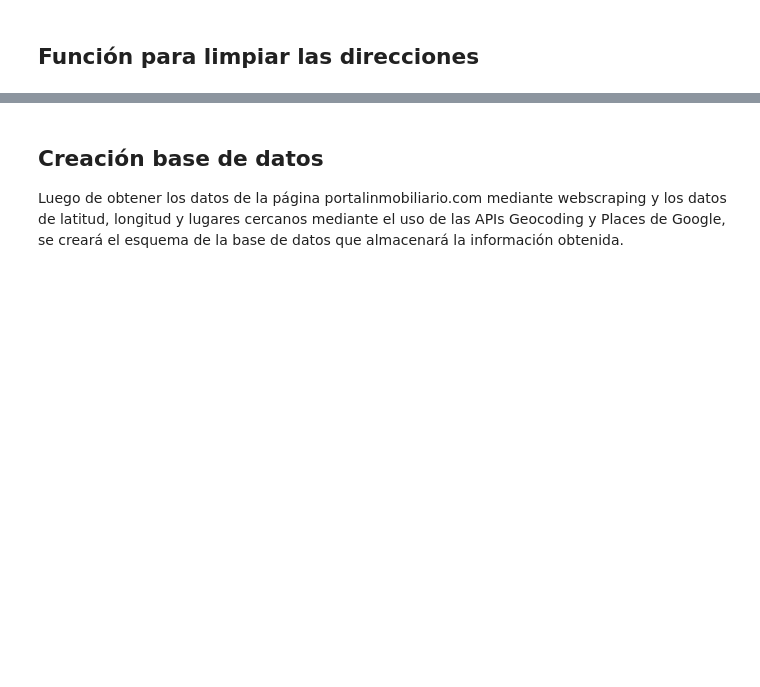
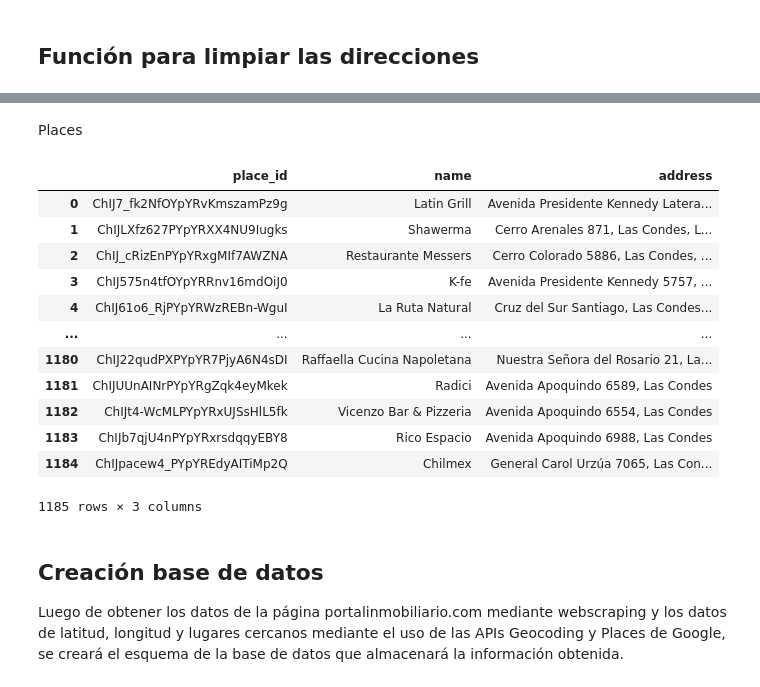
Before and after one commit to Kurt-Casteg/Proyecto_Almacenamiento, a Jupyter notebook: Trabajo_Final_ACD.ipynb, the cells around one changed output, grey strips where cells are left out. Cells and saved outputs as stored; diff of their text form; code cells hidden in the pictures; blank space fills up the shorter version.

```diff
--- a/Trabajo_Final_ACD.ipynb
+++ b/Trabajo_Final_ACD.ipynb
@@ -367,0 +424,57 @@ df['direccion_ajustada'] = df['direccion'].apply(process_address)
+# %% [markdown]
+Places
+# %%
+# Inicializa el cliente de Google Maps
+gmaps = googlemaps.Client(key=api_key)
+
+# Función para obtener lugares cercanos
+def get_nearby_places(location, radius, types):
+    try:
+        # Llama a la API de Places Nearby Search
+        places_result = gmaps.places_nearby(location=location, radius=radius, type=types)
+
+        # Verifica si hay resultados
+        if 'results' in places_result:
+            return places_result['results']
+        else:
+            print(f"No se encontraron resultados para la ubicación {location}, tipo: {types}")
+            return []
+    except Exception as e:
+        print(f"Error obteniendo lugares cercanos para {location}, tipo: {types}: {e}")
+        return []
+
+# Procesar datos de un DataFrame
+nearby_places_data = []
+
+for index, row in df.iterrows():
+    if row.get('latitude') and row.get('longitude'):
+        # Construye la coordenada de la ubicación
+        location = f"{row['latitude']},{row['longitude']}"
+        # Busca lugares cercanos (restaurantes y supermercados)
+        nearby_places = get_nearby_places(location, radio_busqueda, 'restaurant|supermarket')
+
+        # Procesa y guarda los resultados
+        for place in nearby_places:
+            nearby_places_data.append({
+                'place_id': place.get('place_id'),
+                'name': place.get('name'),
+                'address': place.get('vicinity')
+            })
+
+# Crear DataFrame para nearby_places_data
+nearby_places_df = pd.DataFrame(nearby_places_data)
+nearby_places_df
+# %% [output]
+|  | place_id | name | address |
+| 0 | ChIJ7_fk2NfOYpYRvKmszamPz9g | Latin Grill | Avenida Presidente Kennedy Latera... |
+| 1 | ChIJLXfz627PYpYRXX4NU9Iugks | Shawerma | Cerro Arenales 871, Las Condes, L... |
+| 2 | ChIJ_cRizEnPYpYRxgMIf7AWZNA | Restaurante Messers | Cerro Colorado 5886, Las Condes, ... |
+| 3 | ChIJ575n4tfOYpYRRnv16mdOiJ0 | K-fe | Avenida Presidente Kennedy 5757, ... |
+| 4 | ChIJ61o6_RjPYpYRWzREBn-WguI | La Ruta Natural | Cruz del Sur Santiago, Las Condes... |
+| ... | ... | ... | ... |
+| 1180 | ChIJ22qudPXPYpYR7PjyA6N4sDI | Raffaella Cucina Napoletana | Nuestra Señora del Rosario 21, La... |
+| 1181 | ChIJUUnAINrPYpYRgZqk4eyMkek | Radici | Avenida Apoquindo 6589, Las Condes |
+| 1182 | ChIJt4-WcMLPYpYRxUJSsHlL5fk | Vicenzo Bar & Pizzeria | Avenida Apoquindo 6554, Las Condes |
+| 1183 | ChIJb7qjU4nPYpYRxrsdqqyEBY8 | Rico Espacio | Avenida Apoquindo 6988, Las Condes |
+| 1184 | ChIJpacew4_PYpYREdyAITiMp2Q | Chilmex | General Carol Urzúa 7065, Las Con... |
+1185 rows × 3 columns
```
Also changed, not shown: parts of 12 cells of this notebook.
